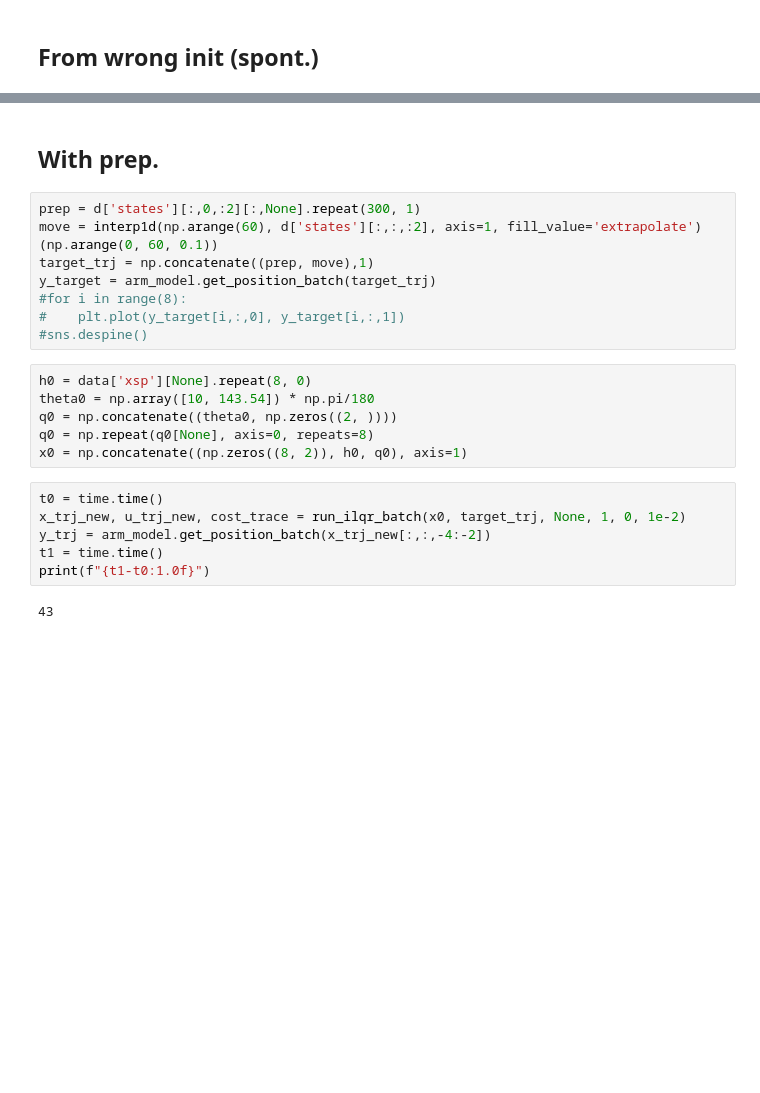
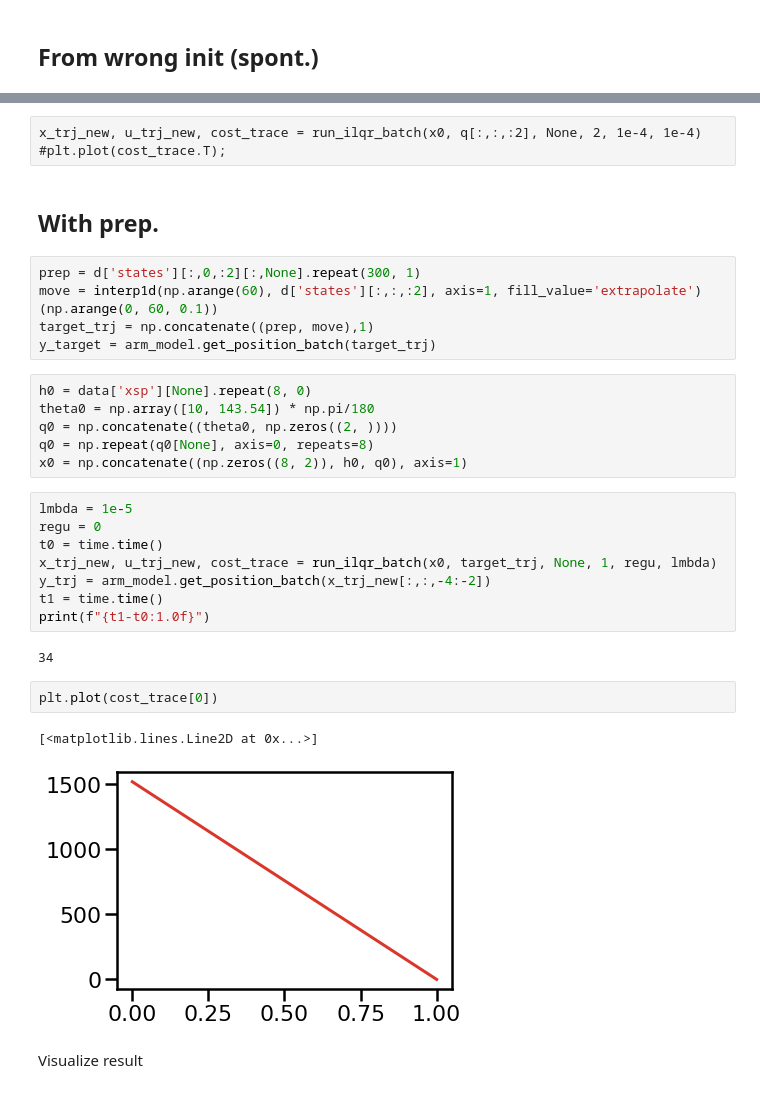
Before and after one commit to JoramKeijser/iLQR-jax, a Jupyter notebook: notebooks/ilqr_network_arm.ipynb, the cells around one changed output, grey strips where cells are left out. Cells and saved outputs as stored; diff of their text form; blank space fills up the shorter version.

```diff
--- a/notebooks/ilqr_network_arm.ipynb
+++ b/notebooks/ilqr_network_arm.ipynb
@@ -301,3 +299,6 @@ x_trj_new, u_trj_new, cost_trace = run_ilqr_batch(x0, q[:,:,:2], None, 2, 1e-4,
+# %% [raw]
+x_trj_new, u_trj_new, cost_trace = run_ilqr_batch(x0, q[:,:,:2], None, 2, 1e-4, 1e-4)
+#plt.plot(cost_trace.T);
 # %% [markdown]
 ## With prep.
 # %%
@@ -305,9 +306,6 @@ prep = d['states'][:,0,:2][:,None].repeat(300, 1)
 move = interp1d(np.arange(60), d['states'][:,:,:2], axis=1, fill_value='extrapolate')(np.arange(0, 60, 0.1))
 target_trj = np.concatenate((prep, move),1)
 y_target = arm_model.get_position_batch(target_trj)
-#for i in range(8):
-#    plt.plot(y_target[i,:,0], y_target[i,:,1])
-#sns.despine()
 # %%
 h0 = data['xsp'][None].repeat(8, 0)
 theta0 = np.array([10, 143.54]) * np.pi/180
@@ -315,13 +313,22 @@ q0 = np.concatenate((theta0, np.zeros((2, ))))
 q0 = np.repeat(q0[None], axis=0, repeats=8)
 x0 = np.concatenate((np.zeros((8, 2)), h0, q0), axis=1)
 # %%
+lmbda = 1e-5
+regu = 0
 t0 = time.time()
-x_trj_new, u_trj_new, cost_trace = run_ilqr_batch(x0, target_trj, None, 1, 0, 1e-2)
+x_trj_new, u_trj_new, cost_trace = run_ilqr_batch(x0, target_trj, None, 1, regu, lmbda)
 y_trj = arm_model.get_position_batch(x_trj_new[:,:,-4:-2])
 t1 = time.time()
 print(f"{t1-t0:1.0f}")
 # %% [output]
-43
+34
+# %%
+plt.plot(cost_trace[0])
+# %% [output]
+[<matplotlib.lines.Line2D at 0x...>]
+[figure, added]
+# %% [markdown]
+Visualize result
 # %%
 fig, ax = plt.subplots(1,2, figsize=(6,3))
 for i in range(8):
```
Also changed, not shown: parts of 9 cells of this notebook.
